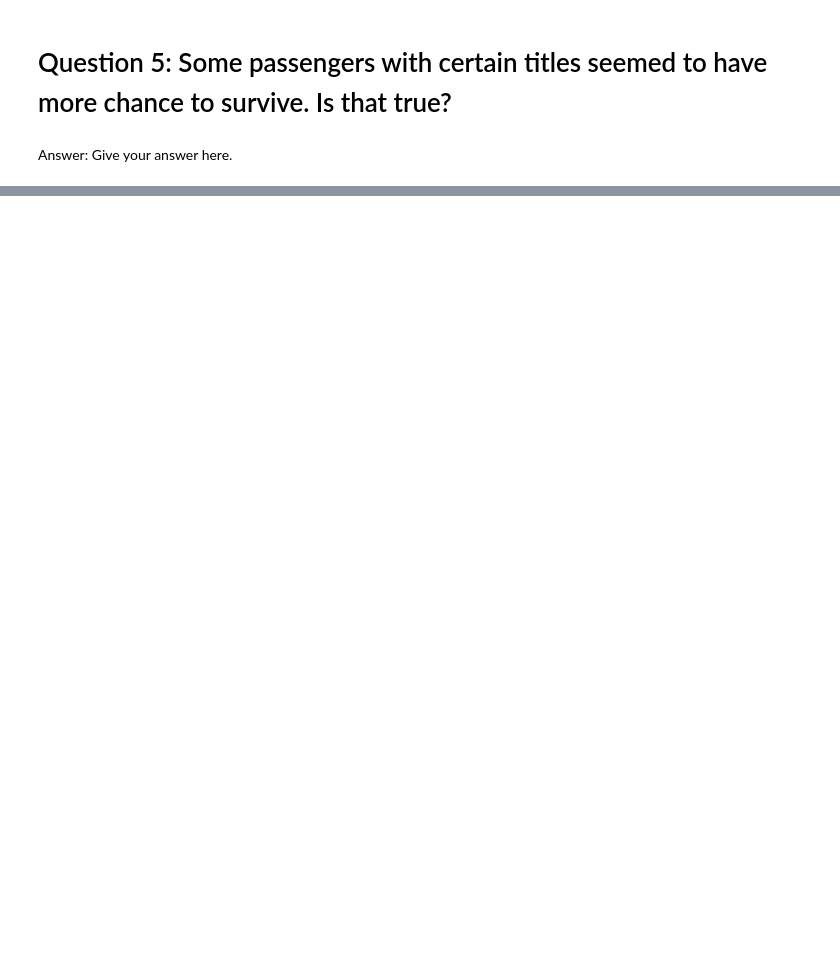
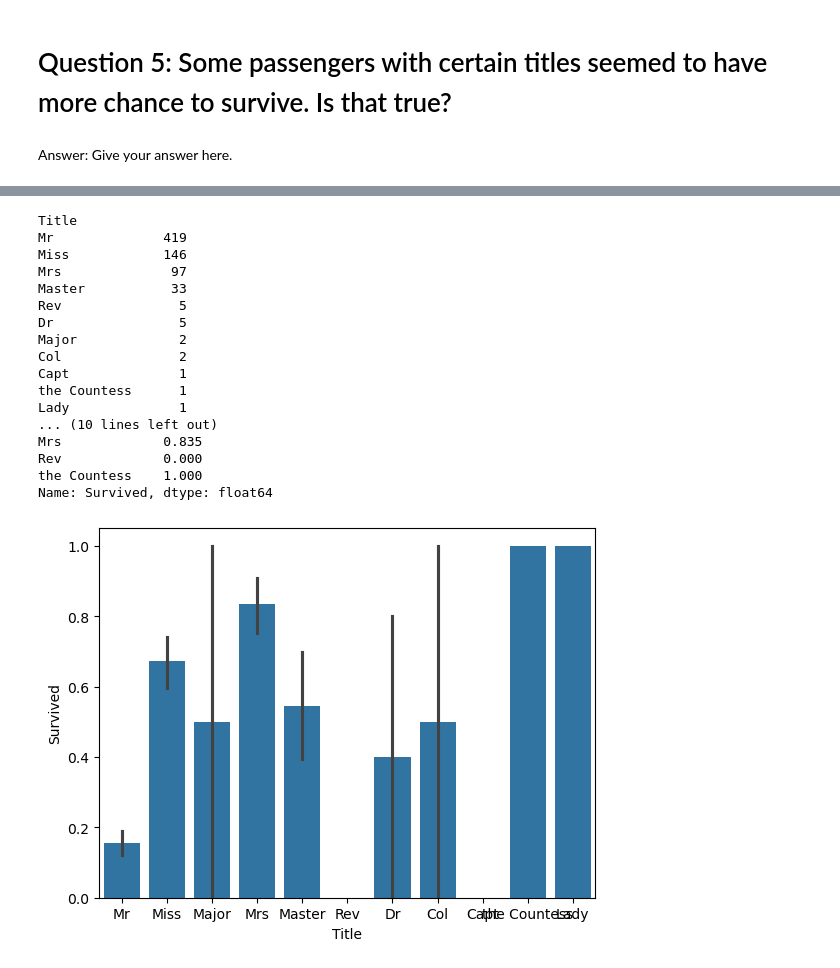
Before and after one commit to mortentobias/tdt4173, a Jupyter notebook: ind_exercise/ex2a.ipynb, the cells around one changed output, grey strips where cells are left out. Drawn from its saved outputs; the diff is of its cells as text; code cells hidden in the pictures; blank space fills up the shorter version.

```diff
--- a/ind_exercise/ex2a.ipynb
+++ b/ind_exercise/ex2a.ipynb
@@ -133,0 +141,56 @@ sns.barplot(x='Parch', y='Survived', data=data)
+# %%
+import pandas as pd
+import matplotlib.pyplot as plt
+import seaborn as sns
+
+# Assuming 'data' is your DataFrame
+
+# Extract titles from the Name column
+data['Title'] = data['Name'].apply(lambda name: name.split(',')[1].split('.')[0].strip())
+
+# Standardize titles
+title_replacements = {
+    'Mlle': 'Miss',
+    'Mme': 'Mrs',
+    'Ms': 'Miss',
+    'Dr': 'Dr',
+    'Rev': 'Rev',
+    'Col': 'Col',
+    'Major': 'Major',
+    'Capt': 'Capt',
+    'Sir': 'Sir',
+    'Lady': 'Lady',
+    'Countess': 'Countess',
+    'Jonkheer': 'Jonkheer',
+    'Don': 'Don'
+}
+data['Title'] = data['Title'].replace(title_replacements)
+
+# Count people per title
+print(data['Title'].value_counts())
+
+# Print survival rate per title
+print(data.groupby('Title')['Survived'].mean().round(3))
+
+# Plot the survival rate per title
+sns.barplot(x='Title', y='Survived', data=data)
+plt.show()
+# %% [output]
+Title
+Mr              419
+Miss            146
+Mrs              97
+Master           33
+Rev               5
+Dr                5
+Major             2
+Col               2
+Capt              1
+the Countess      1
+Lady              1
+... (10 lines left out)
+Mrs             0.835
+Rev             0.000
+the Countess    1.000
+Name: Survived, dtype: float64
+[figure, added]
```
Also changed, not shown: parts of 5 cells of this notebook.
